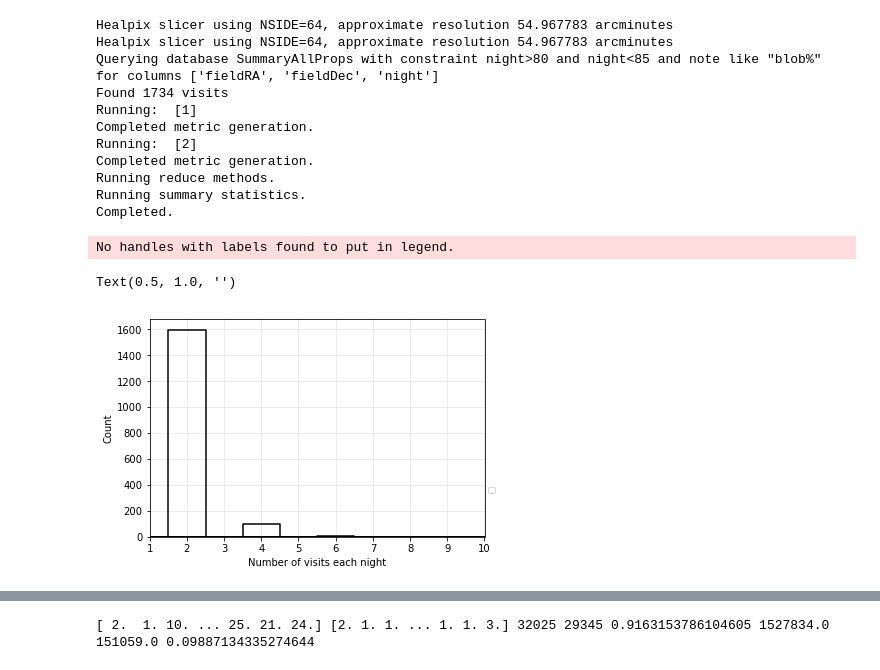
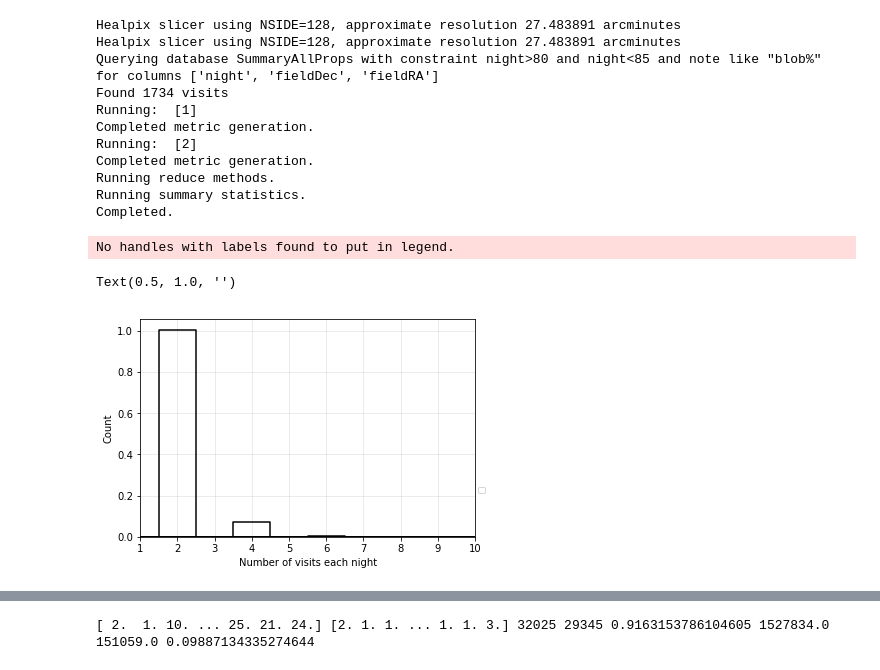
Before and after one commit to lsst-pst/survey_strategy, a Jupyter notebook: fbs_1.7/Overlaps-NvisitsPerNight.ipynb, the cells around one changed output, grey strips where cells are left out. Saved outputs shown, nothing was run; the diff lists cells and outputs as text; code cells hidden in the pictures.

```diff
--- a/fbs_1.7/Overlaps-NvisitsPerNight.ipynb
+++ b/fbs_1.7/Overlaps-NvisitsPerNight.ipynb
@@ -24,13 +48,14 @@ countbins = np.arange(0, 11, 1)
 countbins = list(countbins) + [15, 20, 200]
 countbins = np.array(countbins)
 # %%
+# FIRST look at a limited set of nights, to check the general idea and validate the radius/FOV/resolution
 bundles = {}
 
 # Histogram the number of visits per night.
 metric = metrics.NVisitsPerNightMetric(nightCol='night', bins=countbins,
                                        metricName="NVisitsPerNight")
-slicerSmall = slicers.HealpixSlicer(nside=64, radius=0.75)
-slicerNormal = slicers.HealpixSlicer(nside=64, radius=1.75)
+slicerSmall = slicers.HealpixSlicer(nside=128, radius=0.75)
+slicerNormal = slicers.HealpixSlicer(nside=128, radius=1.75)
 plotDict = {'bins': countbins, 'xlabel': 'Number of visits each night'}
 plotFunc = plots.SummaryHistogram()
 
@@ -45,9 +70,9 @@ opsdb = db.OpsimDatabase(os.path.join(dbroot, runName+".db"))
 g = mb.MetricBundleGroup({1: bundles['small'], 2: bundles['normal']}, opsdb, outDir=outDir, resultsDb=None)
 g.runAll()
 # %% [output]
-Healpix slicer using NSIDE=64, approximate resolution 54.967783 arcminutes
-Healpix slicer using NSIDE=64, approximate resolution 54.967783 arcminutes
-Querying database SummaryAllProps with constraint night>80 and night<85 and note like "blob%" for columns ['fieldRA', 'fieldDec', 'night']
+Healpix slicer using NSIDE=128, approximate resolution 27.483891 arcminutes
+Healpix slicer using NSIDE=128, approximate resolution 27.483891 arcminutes
+Querying database SummaryAllProps with constraint night>80 and night<85 and note like "blob%" for columns ['night', 'fieldDec', 'fieldRA']
 Found 1734 visits
 Running:  [1]
 Completed metric generation.
@@ -79,19 +106,16 @@ def subval_hist(metricValue, i):
 # %%
 ph = plots.PlotHandler(outDir=outDir, savefig=False, thumbnail=False, figformat='png')
 # %%
-bu = [bundles['small']]#, bundles['normal']]
+bu = [bundles['small']]# , bundles['normal']]
 ph.setMetricBundles(bu)
 colors = ['k', 'b', 'c', 'g', 'y', 'r', 'm']
 for i, p in enumerate(bundles):
     bundles[p].setPlotDict({'color': colors[i % len(colors)]})
-ph.plot(plotFunc=plots.SummaryHistogram(), plotDicts={'metricReduce': metrics.SumMetric(),
+ph.plot(plotFunc=plots.SummaryHistogram(), plotDicts={'metricReduce': metrics.MeanMetric(),
         'yMin': 0, 'yMax':None, 'xMin':1, 'xMax': 10, 'legendloc': (1.01, .2)})
-#plt.xticks(countbins)
-#plt.xlim(1, 15)
-#plt.ylim(0, 200)
 plt.title("")
 # %% [output]
 No handles with labels found to put in legend.
 Text(0.5, 1.0, '')
-[figure, old version]
+[figure, new version]
 # %%
```
Also changed, not shown: parts of 23 cells of this notebook.
